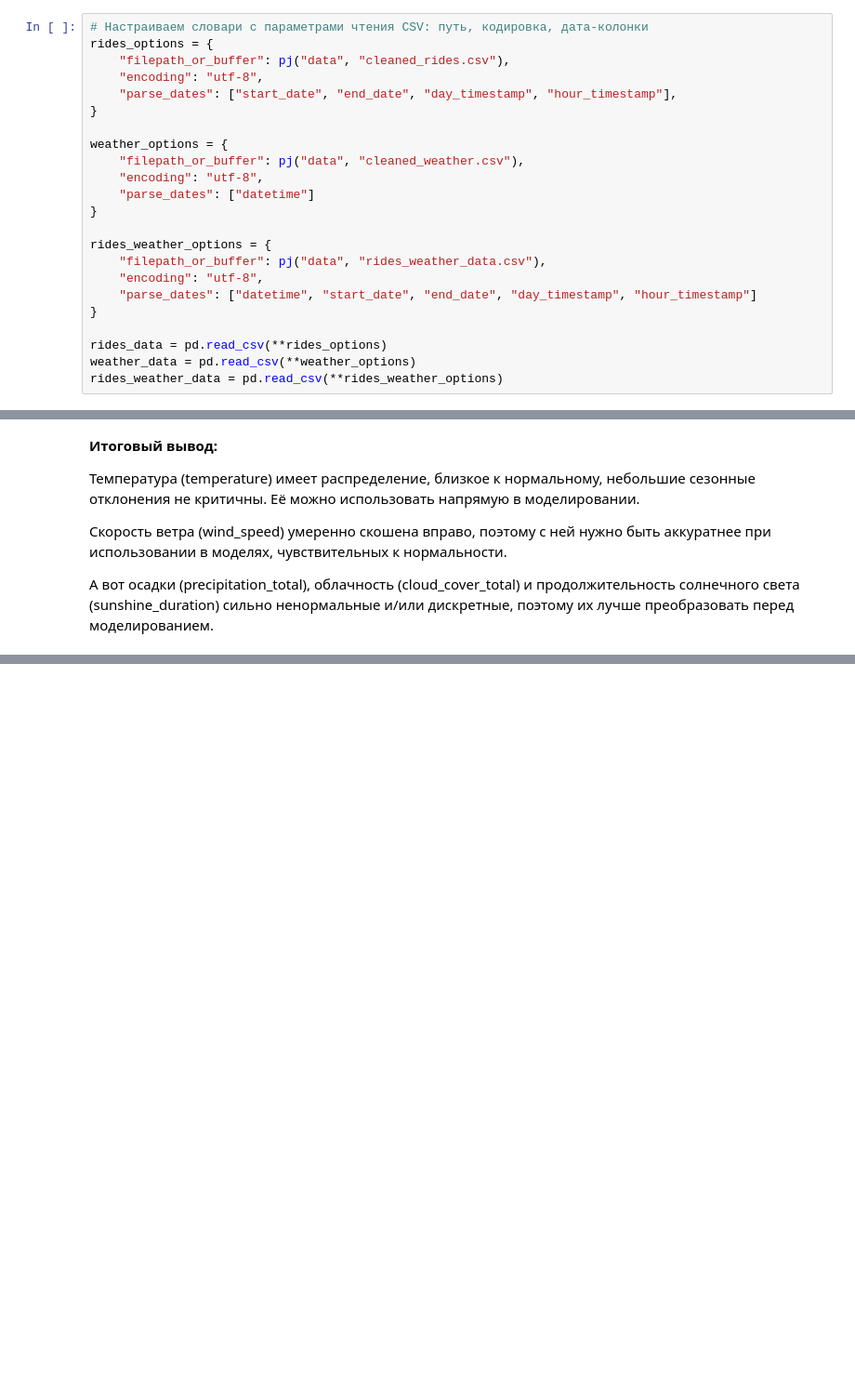
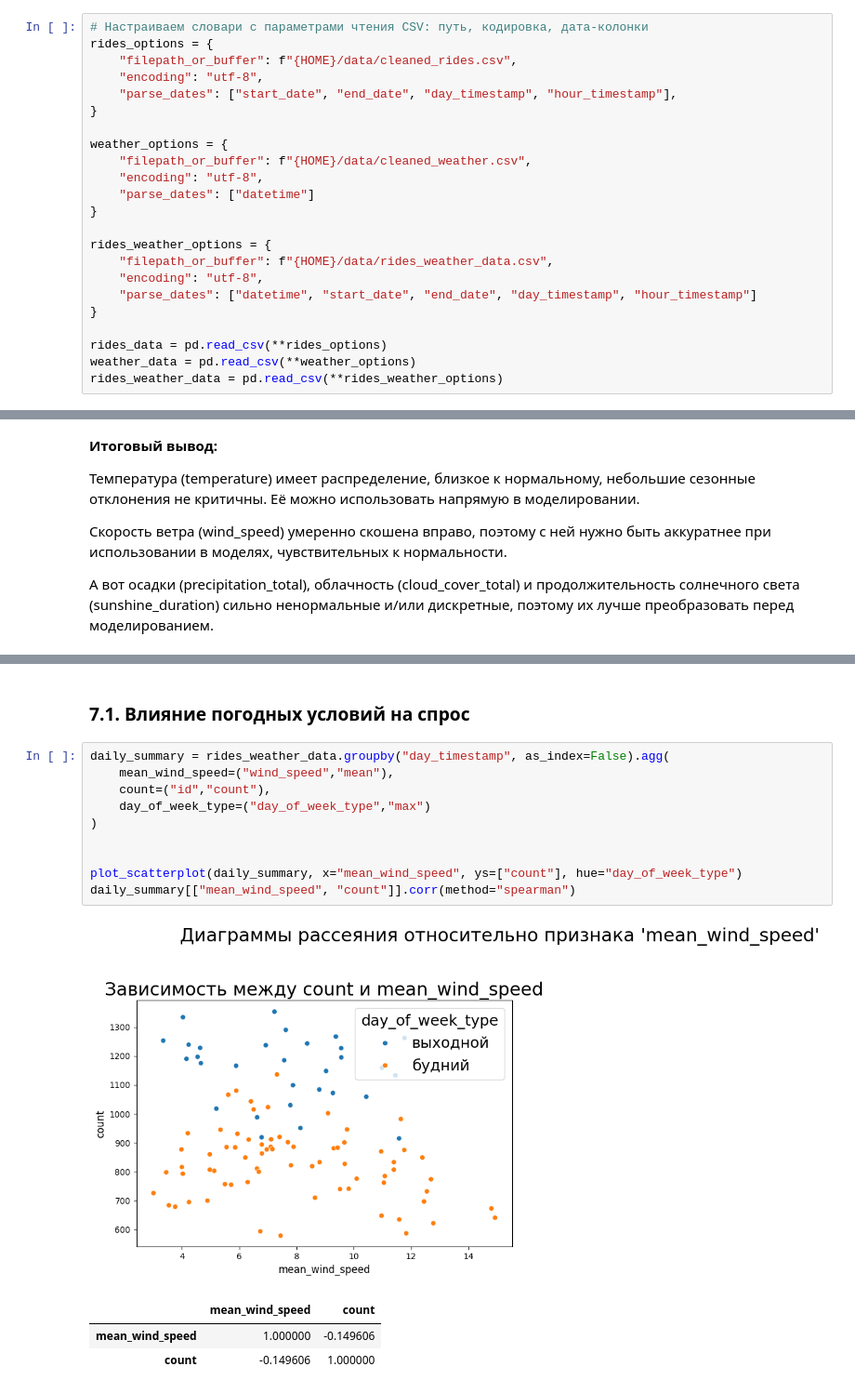
Before and after one commit to fIIame/scooter_sharing_analysis, a Jupyter notebook: notebooks/EDA.ipynb, the cells around one changed output, grey strips where cells are left out. Shown at 93% size. Cells and saved outputs as stored; diff of their text form; blank space fills up the shorter version.

Commit message:
feat: реализован анализ влияния погодных, календарных и промо-факторов на спрос

```diff
--- a/notebooks/EDA.ipynb
+++ b/notebooks/EDA.ipynb
@@ -27,19 +68,19 @@ except ImportError:
 # %%
 # Настраиваем словари с параметрами чтения CSV: путь, кодировка, дата-колонки
 rides_options = {
-    "filepath_or_buffer": pj("data", "cleaned_rides.csv"),
+    "filepath_or_buffer": f"{HOME}/data/cleaned_rides.csv",
     "encoding": "utf-8",
     "parse_dates": ["start_date", "end_date", "day_timestamp", "hour_timestamp"],
 }
 
 weather_options = {
-    "filepath_or_buffer": pj("data", "cleaned_weather.csv"),
+    "filepath_or_buffer": f"{HOME}/data/cleaned_weather.csv",
     "encoding": "utf-8",
     "parse_dates": ["datetime"]
 }
 
 rides_weather_options = {
-    "filepath_or_buffer": pj("data", "rides_weather_data.csv"),
+    "filepath_or_buffer": f"{HOME}/data/rides_weather_data.csv",
     "encoding": "utf-8",
     "parse_dates": ["datetime", "start_date", "end_date", "day_timestamp", "hour_timestamp"]
 }
@@ -456,0 +491,17 @@ plot_hist_boxplot(weather_data, weather_num, kde=True, save_path=str(pj("hist_bo
+# %% [markdown]
+### 7.1. Влияние погодных условий на спрос
+# %%
+daily_summary = rides_weather_data.groupby("day_timestamp", as_index=False).agg(
+    mean_wind_speed=("wind_speed","mean"),
+    count=("id","count"),
+    day_of_week_type=("day_of_week_type","max")
+)
+
+
+plot_scatterplot(daily_summary, x="mean_wind_speed", ys=["count"], hue="day_of_week_type")
+daily_summary[["mean_wind_speed", "count"]].corr(method="spearman")
+# %% [output]
+[figure, added]
+|  | mean_wind_speed | count |
+| mean_wind_speed | 1.000000 | -0.149606 |
+| count | -0.149606 | 1.000000 |
```
Also changed, not shown: parts of 24 cells of this notebook, 1 other file.
